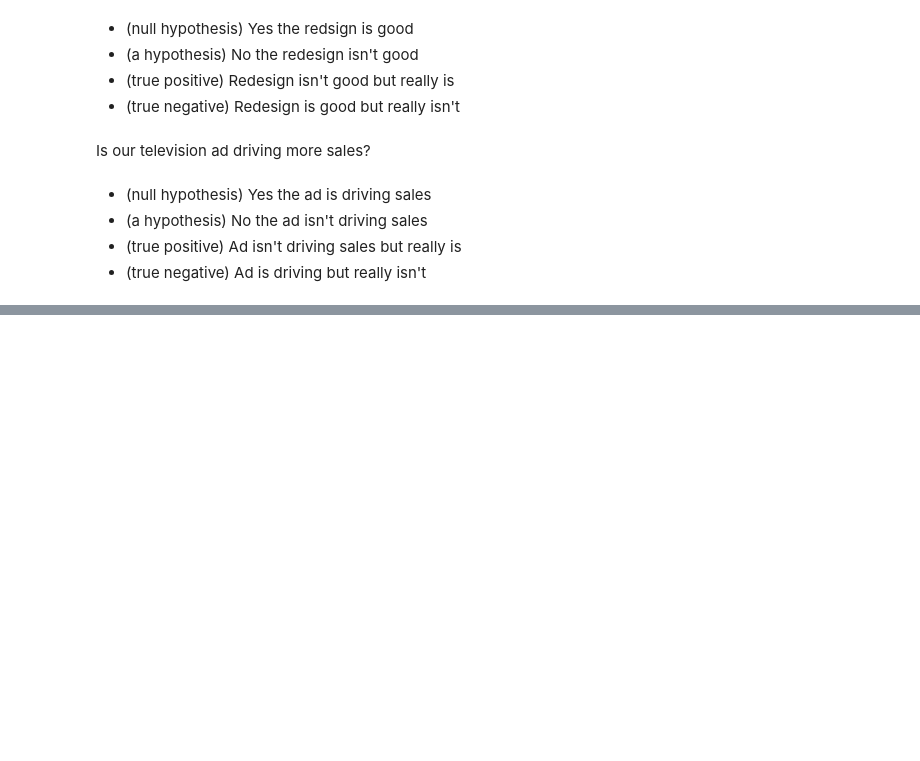
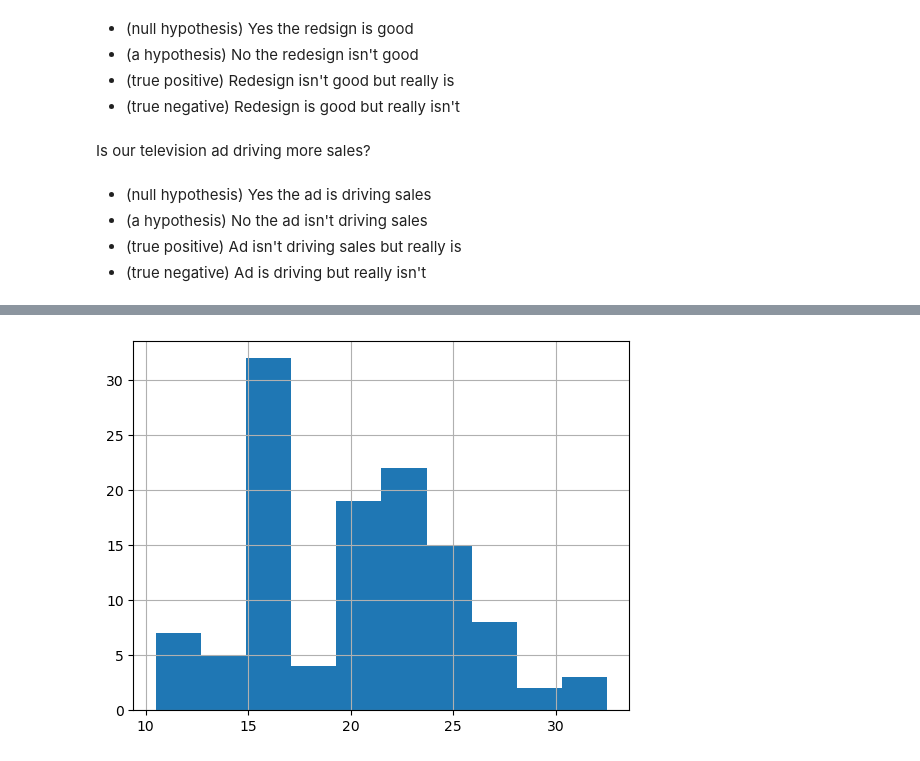
Before and after one commit to Keila-Camarillo/statistics-exercises, a Jupyter notebook: hypothesis_testing.ipynb, the cells around one changed output, grey strips where cells are left out. Drawn from its saved outputs; the diff is of its cells as text; code cells hidden in the pictures; blank space fills up the shorter version.

```diff
--- a/hypothesis_testing.ipynb
+++ b/hypothesis_testing.ipynb
@@ -21,0 +121,2 @@ Is our television ad driving more sales?
+# %%
+mpg = data.data("mpg")
@@ -21,0 +145,2 @@ Is our television ad driving more sales?
+# %%
+mpg["fuel_avg"] = (mpg["cty"] + mpg["hwy"])/2
@@ -21,0 +149,3 @@ Is our television ad driving more sales?
+# %%
+mpg["avg_fe"] = stats.hmean(mpg[["cty", "hwy"]], axis=1)
+mpg.head()
@@ -21,0 +175,7 @@ Is our television ad driving more sales?
+# %%
+mpg_08 = mpg[mpg.year == 2008].fuel_avg
+# %%
+mpg_08.hist()
+plot.show()
+# %% [output]
+[figure, added]
```
Also changed, not shown: parts of 55 cells of this notebook.
